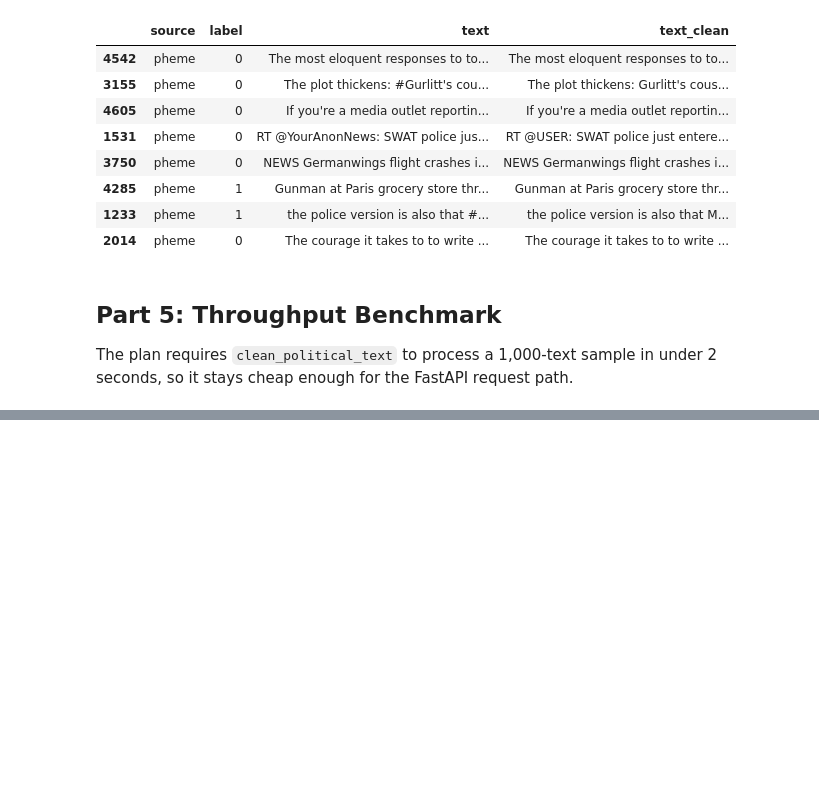
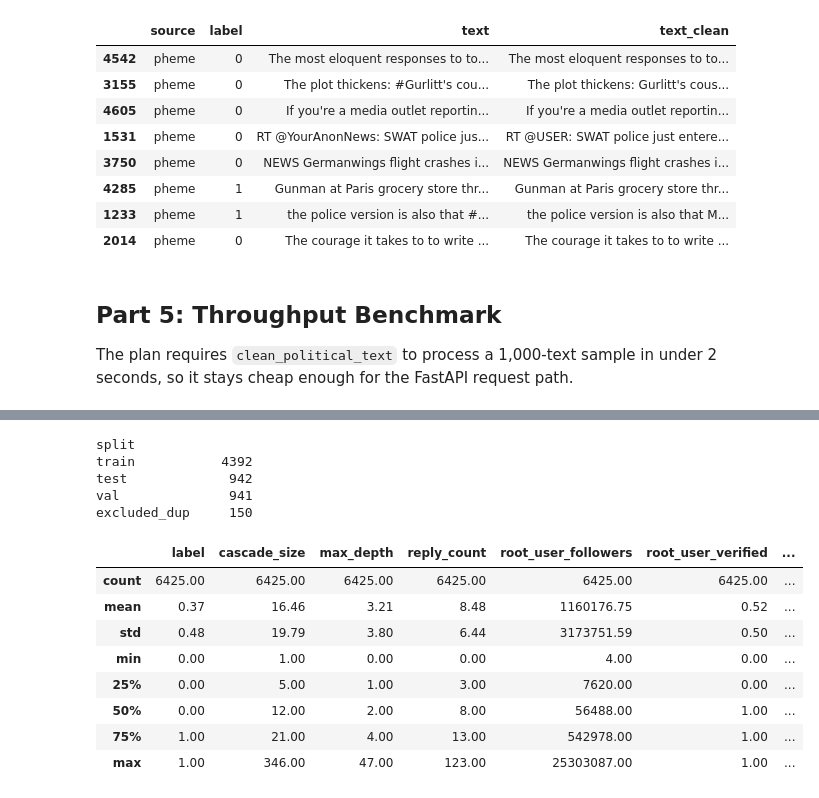
Before and after one commit to PhamAn0910/COS30049-political-misinfo, a Jupyter notebook: backend/notebooks/02_preprocessing.ipynb, the cells around one changed output, grey strips where cells are left out. Drawn from its saved outputs; the diff is of its cells as text; code cells hidden in the pictures; blank space fills up the shorter version.

```diff
--- a/backend/notebooks/02_preprocessing.ipynb
+++ b/backend/notebooks/02_preprocessing.ipynb
@@ -308,0 +322,10 @@ Throughput requirement met (< 2 s per 1,000 texts).
+# %%
+from pathlib import Path
+
+PROCESSED_DIR = Path('../data/processed')
+PROCESSED_DIR.mkdir(parents=True, exist_ok=True)
+SPLIT_COLUMNS = ['id', 'text_raw', 'text_clean', 'label', 'source', 'event', 'word_count']
+
+for name, df in splits.items():
+    df[SPLIT_COLUMNS].to_csv(PROCESSED_DIR / f'{name}.csv', index=False)
+    print(f'{name + ".csv":<10} {len(df):>5,} rows')
@@ -308,0 +343,49 @@ Throughput requirement met (< 2 s per 1,000 texts).
+# %%
+import networkx as nx
+
+split_of = {cid: name for name, df in splits.items()
+            for cid in df.loc[df['source'] == 'pheme', 'id']}
+
+cascade_rows = []
+for g in cascades:
+    thread_id = str(g.graph['thread_id'])
+    root = g.nodes[thread_id]
+    cascade_rows.append({
+        'cascade_id': thread_id,
+        'label': int(g.graph['label']),
+        'event': str(g.graph['event']),
+        'split': split_of.get(thread_id, 'excluded_dup'),
+        'cascade_size': g.number_of_nodes(),
+        'max_depth': max(nx.single_source_shortest_path_length(g, thread_id).values()),
+        'reply_count': g.out_degree(thread_id),
+        'root_user_followers': root['user_followers'],
+        'root_user_verified': int(root['user_verified']),
+        'n_unique_verified': sum(1 for _, v in g.nodes(data='user_verified') if v == 1),
+    })
+cascade_df = pd.DataFrame(cascade_rows)
+
+assert len(cascade_df) == 6425, f'Expected 6,425 cascades, found {len(cascade_df):,}'
+assert cascade_df.notna().all().all(), 'null cascade features'
+assert (cascade_df['max_depth'] >= 0).all()
+for name in splits:
+    assert set(cascade_df.loc[cascade_df['split'] == name, 'cascade_id']) == \
+        {k for k, v in split_of.items() if v == name}, f'cascade split mismatch: {name}'
+
+cascade_df.to_csv(PROCESSED_DIR / 'cascade_features.csv', index=False)
+print(cascade_df['split'].value_counts().to_string())
+display(cascade_df.describe().round(2))
+# %% [output]
+split
+train           4392
+test             942
+val              941
+excluded_dup     150
+|  | label | cascade_size | max_depth | reply_count | root_user_followers | root_user_verified | ... |
+| count | 6425.00 | 6425.00 | 6425.00 | 6425.00 | 6425.00 | 6425.00 | ... |
+| mean | 0.37 | 16.46 | 3.21 | 8.48 | 1160176.75 | 0.52 | ... |
+| std | 0.48 | 19.79 | 3.80 | 6.44 | 3173751.59 | 0.50 | ... |
+| min | 0.00 | 1.00 | 0.00 | 0.00 | 4.00 | 0.00 | ... |
+| 25% | 0.00 | 5.00 | 1.00 | 3.00 | 7620.00 | 0.00 | ... |
+| 50% | 0.00 | 12.00 | 2.00 | 8.00 | 56488.00 | 1.00 | ... |
+| 75% | 1.00 | 21.00 | 4.00 | 13.00 | 542978.00 | 1.00 | ... |
+| max | 1.00 | 346.00 | 47.00 | 123.00 | 25303087.00 | 1.00 | ... |
```
Also changed, not shown: parts of 15 cells of this notebook, 9 other files.
